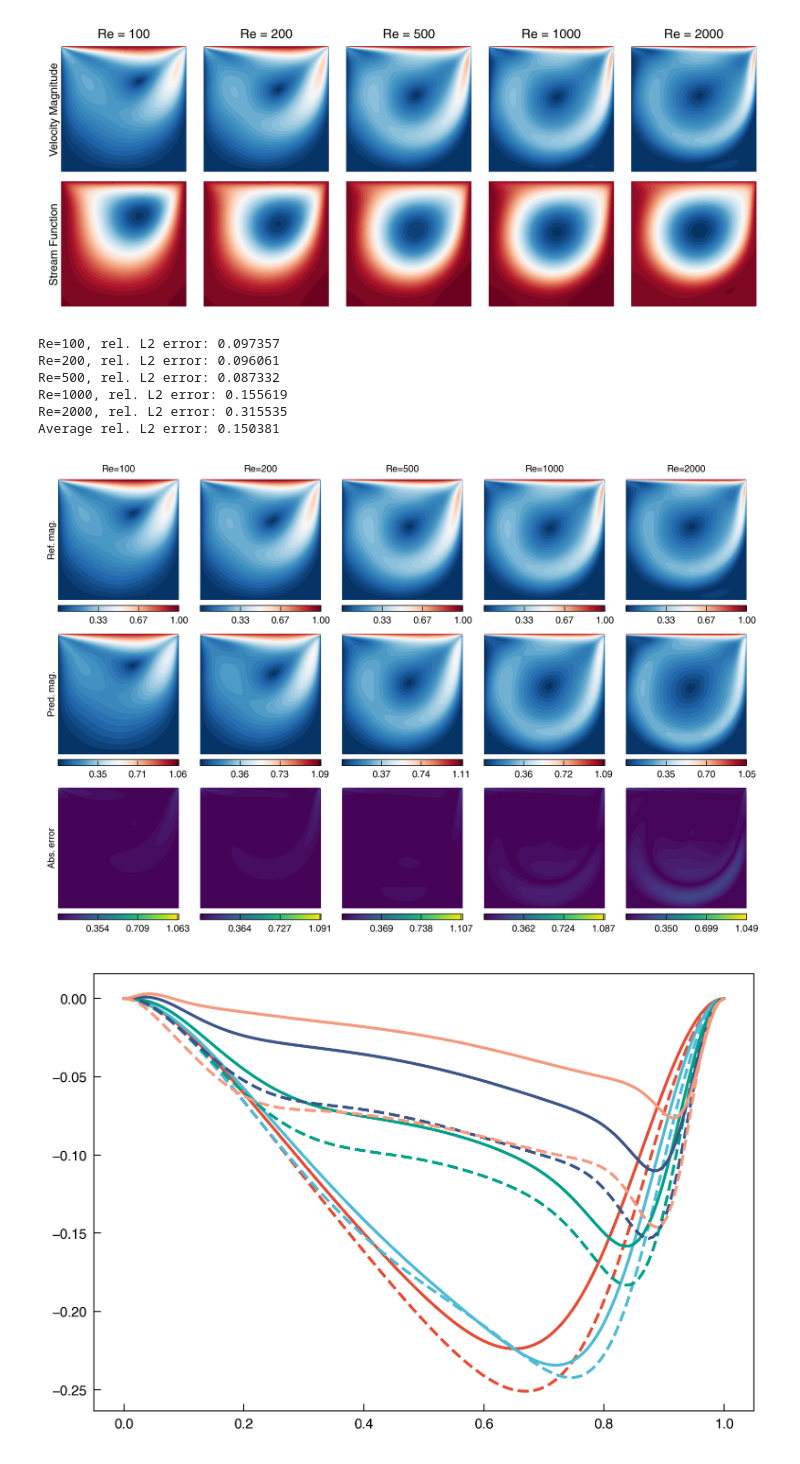
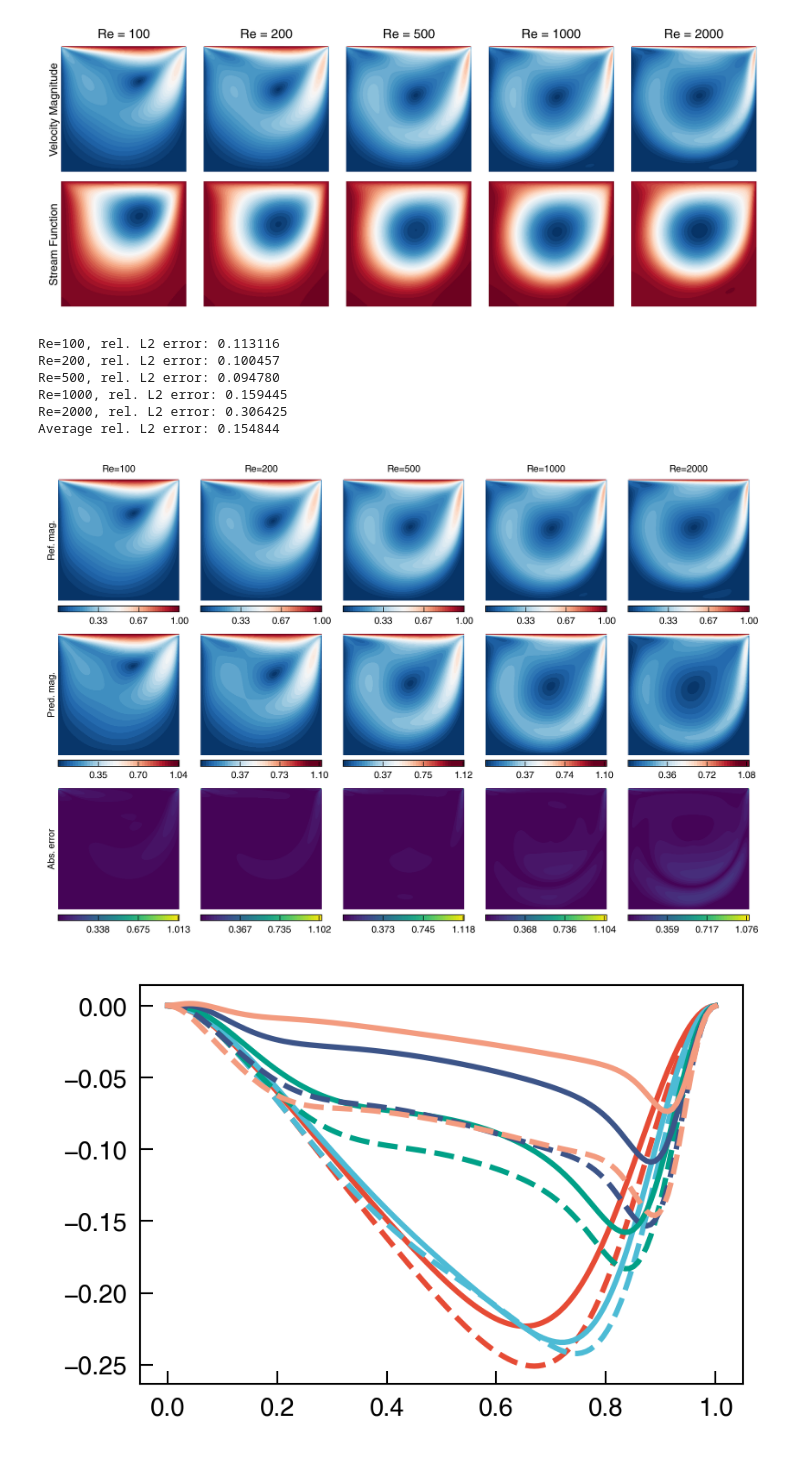
Before and after one commit to NanxiiChen/PI-CViT, a Jupyter notebook: ldc/eval.ipynb, the cells around one changed output. Drawn from its saved outputs; the diff is of its cells as text; code cells hidden in the pictures.

```diff
--- a/ldc/eval.ipynb
+++ b/ldc/eval.ipynb
@@ -55,9 +55,12 @@ rcParams.update({
 # %%
 re_vals = [100, 200, 500, 1000, 2000]
 data_paths = [f"./data/ldc/flow_fields_Re{re_val}_N128.npz" for re_val in re_vals]
-x = jnp.linspace(0, 1, 128)
-y = jnp.linspace(0, 1, 128)
-X, Y = jnp.meshgrid(x, y, indexing="xy")
+# x = jnp.linspace(0, 1, 128)
+# y = jnp.linspace(0, 1, 128)
+# X, Y = jnp.meshgrid(x, y, indexing="xy")
+data_sample = jnp.load(data_paths[0])
+X = data_sample["X"]
+Y = data_sample["Y"]
 
 fig, axes = plt.subplots(
     nrows=2,
@@ -134,11 +152,10 @@ weight = "/root/autodl-tmp/tf-logs/ldc/cvit/baseline-0126-mlplayer3/model_epoch_
 model = eqx.tree_deserialise_leaves(weight, model_skeleton)
 # %%
 
-
 Nx, Ny = configs.Nx, configs.Ny
-x = jnp.linspace(0, 1, Nx)
-y = jnp.linspace(0, 1, Ny)
-X, Y = jnp.meshgrid(x, y, indexing="xy") # (Ny, Nx)
+# x = jnp.linspace(0, 1, Nx)
+# y = jnp.linspace(0, 1, Ny)
+# X, Y = jnp.meshgrid(x, y, indexing="xy") # (Ny, Nx)
 coords = jnp.stack([
     X.reshape(-1),
     Y.reshape(-1)
@@ -158,6 +175,13 @@ sols = rearrange(sols, "B (H W) C -> B C H W", H=int(H), W=int(W))  # (B, 3, H,
 u = sols[:, 0, :, :]  # (B, H, W)
 v = sols[:, 1, :, :]  # (B, H, W)
 speed = jnp.sqrt(u**2 + v**2)  # (B, H, W)
+
+# mask 左上和右上角的奇点，把u, v, speed对应位置设为0
+eps = 1e-2
+mask = (X > 1 - eps) & (Y > 1 - eps) | (X < eps) & (Y > 1 - eps)
+# u = jnp.where(mask[None, :, :], 0.0, u)
+# v = jnp.where(mask[None, :, :], 0.0, v)
+# speed = jnp.where(mask[None, :, :], 0.0, speed)
 # %%
 data_dir = configs.data_dir
 
@@ -180,8 +204,14 @@ for i, this_reynold in enumerate(target_reynold):
     ref_v = ref_data["v"]  # (H, W)
     ref_speed = jnp.sqrt(ref_u**2 + ref_v**2)  # (H, W)
 
+    # ! mask singularities
+    # ref_u = jnp.where(mask, 0.0, ref_u)
+    # ref_v = jnp.where(mask, 0.0, ref_v)
+    # ref_speed = jnp.where(mask, 0.0, ref_speed)
+
     ref_cont = ax.contourf(
         X, Y, ref_speed, levels=50, cmap="RdBu_r",
+        vmin=0, vmax=1.0
     )
     fig.colorbar(ref_cont, ax=ax, fraction=0.046, pad=0.04, orientation="horizontal",
                  format="%.2f", ticks=jnp.linspace(0, jnp.max(ref_speed), num=4)[1:])
@@ -195,6 +225,7 @@ for i, this_reynold in enumerate(target_reynold):
     ax.set_axis_off()
     pred_cont = ax.contourf(
         X, Y, speed[i], levels=50, cmap="RdBu_r",
+        vmin=0, vmax=1.0
     )
     fig.colorbar(pred_cont, ax=ax, fraction=0.046, pad=0.04, orientation="horizontal",
                  format="%.2f", ticks=jnp.linspace(0, jnp.max(speed[i]), num=4)[1:])
@@ -225,45 +256,50 @@ for i, this_reynold in enumerate(target_reynold):
             rotation=90, ha="center", va="center",
         )
 
-    this_l2 = jnp.sqrt(jnp.mean(diff**2)) / jnp.sqrt(jnp.mean(ref_speed**2))
+    # this_l2 = jnp.sqrt(jnp.mean(diff**2)) / jnp.sqrt(jnp.mean(ref_speed**2))
+    this_l2_u = jnp.sqrt(jnp.mean((ref_u - u[i])**2)) / jnp.sqrt(jnp.mean(ref_u**2))
+    this_l2_v = jnp.sqrt(jnp.mean((ref_v - v[i])**2)) / jnp.sqrt(jnp.mean(ref_v**2))
+    this_l2 = (this_l2_u + this_l2_v) / 2
     total_l2 += this_l2 / B
     print(f"Re={int(this_reynold[0])}, rel. L2 error: {this_l2:.6f}")
 print(f"Average rel. L2 error: {total_l2:.6f}")
 fig.tight_layout()
 # %% [output]
-Re=100, rel. L2 error: 0.097357
-Re=200, rel. L2 error: 0.096061
-Re=500, rel. L2 error: 0.087332
-Re=1000, rel. L2 error: 0.155619
-Re=2000, rel. L2 error: 0.315535
-Average rel. L2 error: 0.150381
+Re=100, rel. L2 error: 0.113116
+Re=200, rel. L2 error: 0.100457
+Re=500, rel. L2 error: 0.094780
+Re=1000, rel. L2 error: 0.159445
+Re=2000, rel. L2 error: 0.306425
+Average rel. L2 error: 0.154844
-[figure, old version]
+[figure, new version]
 # %%
+x = jnp.linspace(0, 1, Nx)
+y = jnp.linspace(0, 1, Ny)
 # 绘制 u 在 y=0.5 处的剖面图
 y_index = Ny // 2  # y=0.5 对应的索引
-plt.figure(figsize=(6, 4))
+plt.figure(figsize=(3, 2))
 for i, this_reynold in enumerate(target_reynold):
     ref_data = jnp.load(
         f"{data_dir}/flow_fields_Re{int(this_reynold[0])}_N128.npz"
     )
     ref_u = ref_data["u"]  # (H, W)
     plt.plot(
         x,
         ref_u[y_index, :],
         label=f"Ref. Re={int(this_reynold[0])}",
         linestyle="--",
         color=f"C{i}",
     )
 
     plt.plot(
         x,
         u[i, y_index, :],
         label=f"Pred. Re={int(this_reynold[0])}",
         linestyle="-",
         color=f"C{i}",
     )
 # %% [output]
-[figure, old version]
+[figure, new version]
 # %%
 # 绘制 v 在 x=0.5 处的剖面图
 x_index = Nx // 2  # x=0.5 对应的索引
```
Also changed, not shown: parts of 2 cells of this notebook, 4 other files.
